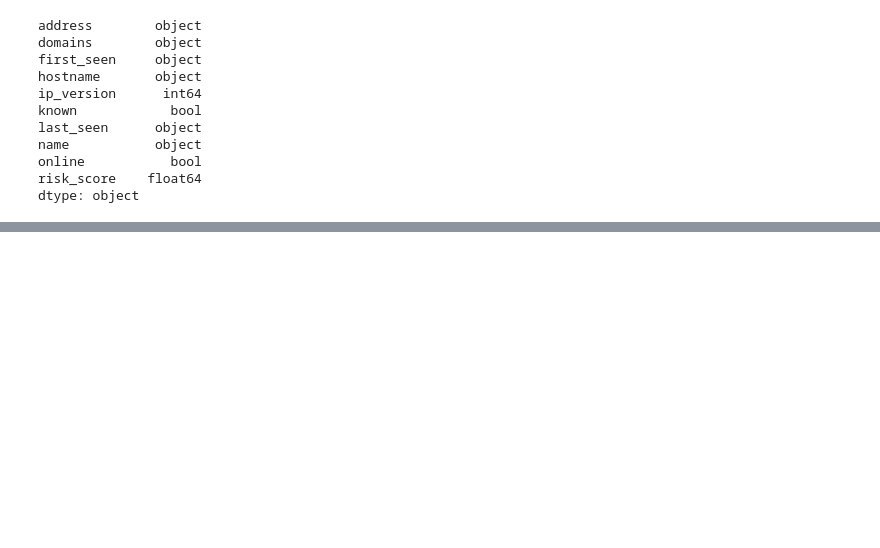
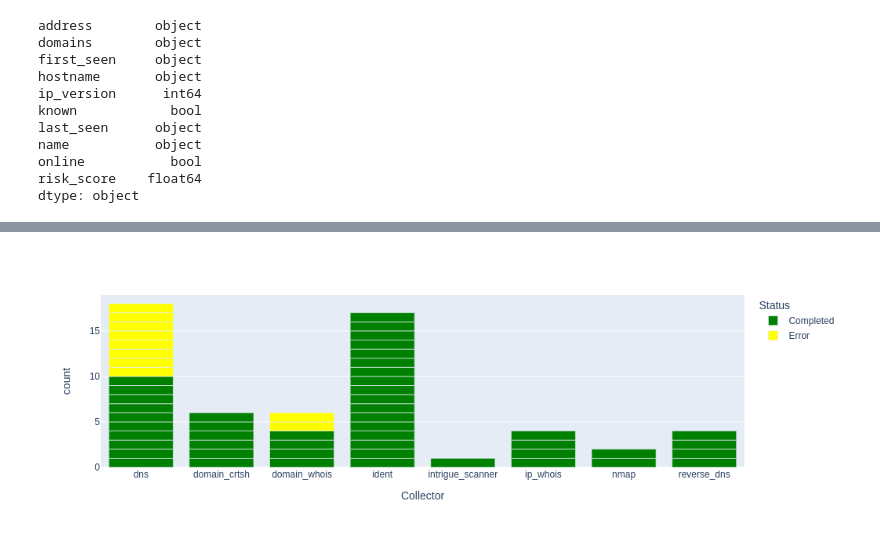
Before and after one commit to lmarkscp/pandas-workshop, a Jupyter notebook: notebooks/Plotly.ipynb, the cells around one changed output, grey strips where cells are left out. Drawn from its saved outputs; the diff is of its cells as text; code cells hidden in the pictures; blank space fills up the shorter version.

```diff
--- a/notebooks/Plotly.ipynb
+++ b/notebooks/Plotly.ipynb
@@ -41,0 +55,13 @@ fig.show()
+# %%
+scans = pd.read_csv('../data/api_scan.csv')
+scans.rename(
+    columns={
+        'collector_name': 'Collector',
+        'status': 'Status'
+    },
+    inplace=True
+)
+
+scans['Collector'] = scans['Collector'].str.removeprefix('collector_')
+scans = scans.sort_values(['Collector', 'Status'])
+scans.head()
@@ -41,0 +75,7 @@ fig.show()
+# %%
+# stacked
+fig = px.bar(scans, x='Collector', color='Status',
+             color_discrete_map={'Completed':'green', 'Error':'yellow'})
+fig.show()
+# %% [output]
+[figure, added]
```
Also changed, not shown: parts of 7 cells of this notebook, 4 other files.
